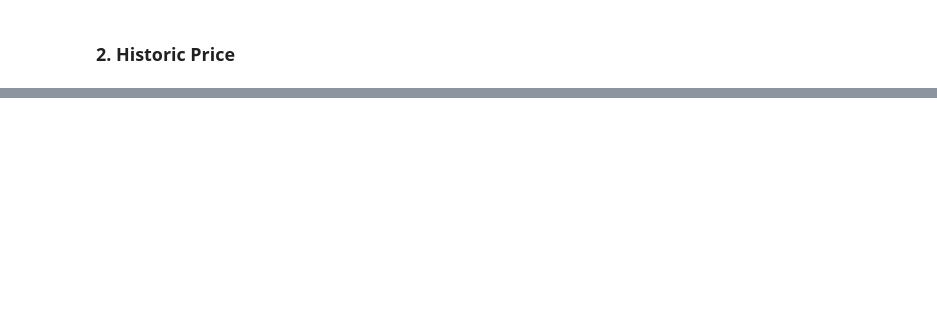
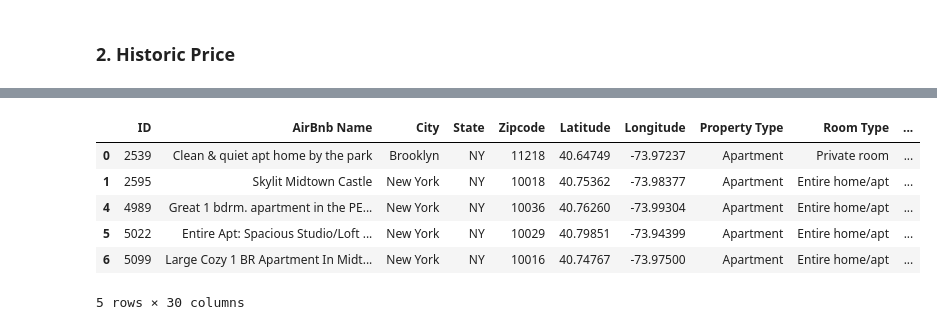
Before and after one commit to EstellaYu/Data_Visualization_Airbnb_Hotel, a Jupyter notebook: Notebooks/Data_Cleaning.ipynb, the cells around one changed output, grey strips where cells are left out. Drawn from its saved outputs; the diff is of its cells as text; code cells hidden in the pictures; blank space fills up the shorter version.

```diff
--- a/Notebooks/Data_Cleaning.ipynb
+++ b/Notebooks/Data_Cleaning.ipynb
@@ -276,0 +294,7 @@ plt.show()
+# %%
+# List of columns where values are to be filled with zeros
+listing_rdc_prc_dna_df["cleaning_fee"] = listing_rdc_prc_dna_df["cleaning_fee"].fillna(0).copy()
+listing_rdc_prc_dna_df["weekly_price"] = listing_rdc_prc_dna_df["weekly_price"].fillna(0).copy()
+listing_rdc_prc_dna_df["monthly_price"] = listing_rdc_prc_dna_df["monthly_price"].fillna(0).copy()
+listing_rdc_prc_dna_df["guests_included"] = listing_rdc_prc_dna_df["guests_included"].fillna(0).copy()
+listing_rdc_prc_dna_df["extra_people"] = listing_rdc_prc_dna_df["extra_people"].fillna(0).copy()
@@ -276,0 +319,13 @@ plt.show()
+# %%
+#Rename columns to have something more readble
+renamed_prc_listing = listing_rdc_prc_dna_df.rename(index=str, columns = {"id":"ID", "name":"AirBnb Name",
+                    "city": "City", "state": "State", "zipcode":"Zipcode", "latitude":"Latitude", "longitude":"Longitude",
+                    "property_type":"Property Type", "room_type":"Room Type", "accommodates":"Accommodates",
+                    "bathrooms":"Bathrooms", "bedrooms":"Bedrooms", "minimum_nights":"Min Nights", "maximum_nights":"Max Nights",
+                    "price":"Price", "cleaning_fee": "Cleaning Fee", "beds": "No. Beds","bed_type": "Bed Type",
+                    "weekly_price" : "Weekly Price", "monthly_price" : "Monthly Price",  "guests_included" : "Guests Included",
+                    "extra_people" : "Extra People", "number_of_reviews":"# of Reviews", "review_scores_rating":"Review Score",
+                    "review_scores_accuracy": "Accuracy", "review_scores_cleanliness": "Cleanliness", "review_scores_value":"Value Review",
+                    "review_scores_location": "Location Review","instant_bookable":"Instant Bookable","is_business_travel_ready":"Business Travel Ready"})
+
+renamed_prc_listing.count()
@@ -276,0 +350,27 @@ plt.show()
+# %%
+#Removing $ and , from Price and Cleaning Fee to convert them to float
+renamed_prc_listing["Price"] = renamed_prc_listing["Price"].str.replace('$', '')
+renamed_prc_listing["Price"] = renamed_prc_listing["Price"].str.replace(',', '')
+
+renamed_prc_listing["Cleaning Fee"] = renamed_prc_listing["Cleaning Fee"].str.replace('$', '')
+renamed_prc_listing["Cleaning Fee"] = renamed_prc_listing["Cleaning Fee"].str.replace(',', '')
+
+renamed_prc_listing["Weekly Price"] = renamed_prc_listing["Price"].str.replace('$', '')
+renamed_prc_listing["Weekly Price"] = renamed_prc_listing["Price"].str.replace(',', '')
+
+renamed_prc_listing["Monthly Price"] = renamed_prc_listing["Cleaning Fee"].str.replace('$', '')
+renamed_prc_listing["Monthly Price"] = renamed_prc_listing["Cleaning Fee"].str.replace(',', '')
+
+renamed_prc_listing["Extra People"] = renamed_prc_listing["Extra People"].str.replace('$', '')
+renamed_prc_listing["Extra People"] = renamed_prc_listing["Extra People"].str.replace(',', '')
+
+renamed_prc_listing[["Price", "Cleaning Fee", "Weekly Price", "Monthly Price", "Extra People"]] = renamed_prc_listing[["Price", "Cleaning Fee", "Weekly Price", "Monthly Price", "Extra People"]].apply(pd.to_numeric)
+renamed_prc_listing.head()
+# %% [output]
+|  | ID | AirBnb Name | City | State | Zipcode | Latitude | Longitude | Property Type | Room Type | ... |
+| 0 | 2539 | Clean & quiet apt home by the park | Brooklyn | NY | 11218 | 40.64749 | -73.97237 | Apartment | Private room | ... |
+| 1 | 2595 | Skylit Midtown Castle | New York | NY | 10018 | 40.75362 | -73.98377 | Apartment | Entire home/apt | ... |
+| 4 | 4989 | Great 1 bdrm. apartment in the PE... | New York | NY | 10036 | 40.76260 | -73.99304 | Apartment | Entire home/apt | ... |
+| 5 | 5022 | Entire Apt: Spacious Studio/Loft ... | New York | NY | 10029 | 40.79851 | -73.94399 | Apartment | Entire home/apt | ... |
+| 6 | 5099 | Large Cozy 1 BR Apartment In Midt... | New York | NY | 10016 | 40.74767 | -73.97500 | Apartment | Entire home/apt | ... |
+5 rows × 30 columns
```
Also changed, not shown: parts of 12 cells of this notebook.
